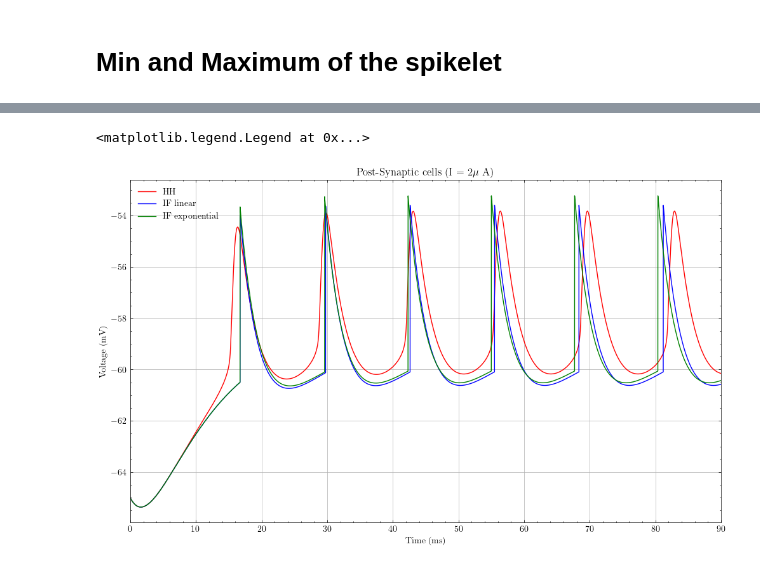
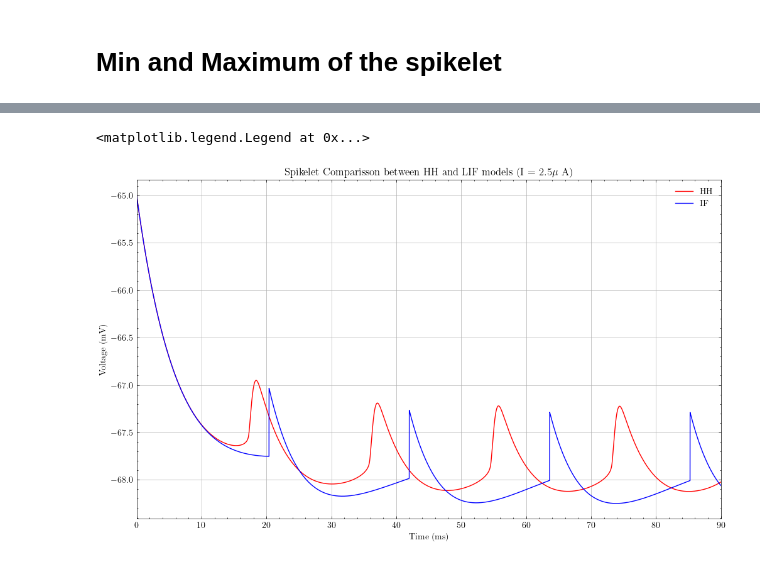
Before and after one commit to Sir-Bip-Bop/Gap-Junction-Coupling-Studies, a Jupyter notebook: NeuronPairs/spikelet_change.ipynb, the cells around one changed output, grey strips where cells are left out. Saved outputs shown, nothing was run; the diff lists cells and outputs as text; code cells hidden in the pictures.

```diff
--- a/NeuronPairs/spikelet_change.ipynb
+++ b/NeuronPairs/spikelet_change.ipynb
@@ -481,11 +485,11 @@ Isyn_IF = [[0, 0.0], [0.0, 0]]
 Is_HH = np.array(Isyn_HH)
 Is_IF = np.array(Isyn_IF)
 
-#k = 0.012
+k = 0.012
 #k = 0.025
 #k = 0.043
 #k = 0.068
-k = 0.104
+#k = 0.104
 
 V0 = -65
 tau = 0.65
@@ -504,9 +508,9 @@ np.random.seed(1234)
 I_HH = np.zeros((int(t_final/dt),2))
 I_IF = np.zeros((int(t_final/dt),2))
 
-I_HH[:,0] = 3.5
+I_HH[:,0] = 2.5
 I_HH[:,1] = 0
-I_IF[:,0] = 3.5
+I_IF[:,0] = 2.5
 I_IF[:,1] = 0
 # %%
 dataHH_adjust, completeHH_adjust, matrixHH_adjust = project.models.HH_Neuron_Pairs(dt,t_final,order,[V0,V0],[n0,n0],[m0,m0],[h0,h0],*params_HH,I_HH,Is_HH,k,tau)
@@ -515,13 +519,13 @@ data_IF_adjust_2, completeIF_adjust_2, matrixIF_adjust_2 = project.models.LIF_Ne
 # %%
 time = np.linspace(0,t_final,int(t_final/dt),)
 plt.plot(time,dataHH_adjust[:,1], color = 'red', label = 'HH')
-plt.plot(time,dataIF_adjust[:,1], color = 'blue', label = 'IF linear')
-plt.plot(time,data_IF_adjust_2[:,1], color = 'green', label = 'IF exponential')
-plt.title(r'Post-Synaptic cells (I = 2$\mu$ A)')
+#plt.plot(time,dataIF_adjust[:,1], color = 'blue', label = 'IF linear')
+plt.plot(time,data_IF_adjust_2[:,1], color = 'blue', label = 'IF')
+plt.title(r'Spikelet Comparisson between HH and LIF models (I = 2.5$\mu$ A)')
 plt.xlabel('Time (ms)')
 plt.ylabel('Voltage (mV)')
 plt.xlim(0,90)
 plt.legend()
 # %% [output]
 <matplotlib.legend.Legend at 0x...>
-[figure, old version]
+[figure, new version]
```
Also changed, not shown: parts of 4 cells of this notebook, 10 other files.
